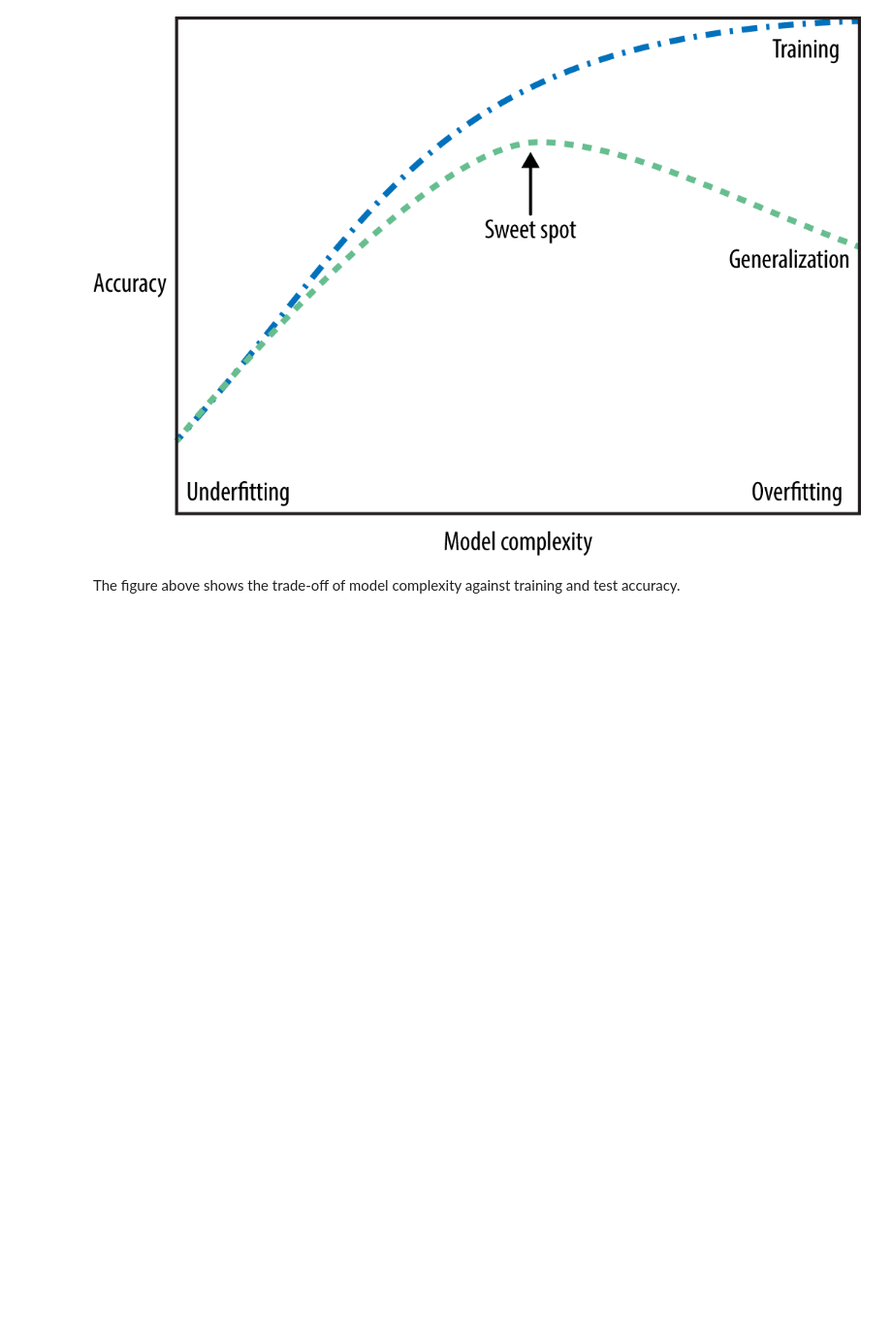
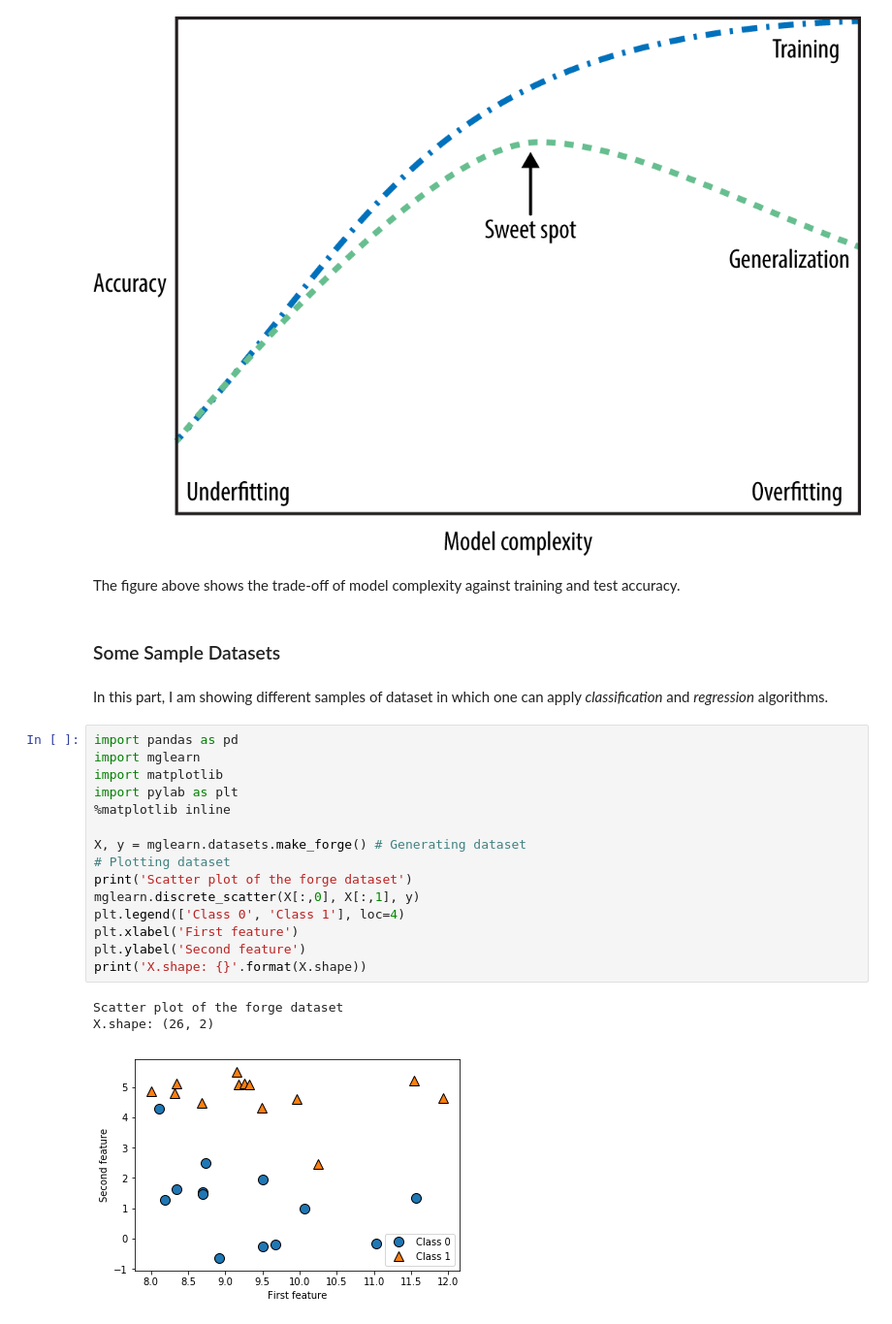
Before and after one commit to abudata/Machine_Learning, a Jupyter notebook: Supervised_learning.ipynb, the cells around one changed output. Shown at 97% size. Cells and saved outputs as stored; diff of their text form; blank space fills up the shorter version.

Commit message:
Saturday first commit

```diff
--- a/Supervised_learning.ipynb
+++ b/Supervised_learning.ipynb
@@ -16,3 +16,26 @@ display(Image(path))
 [figure]
 # %% [markdown]
 The figure above shows the trade-off of model complexity against training and test accuracy.
+# %% [markdown]
+### Some Sample Datasets
+# %% [markdown]
+In this part, I am showing different samples of dataset in which one can apply *classification* and *regression* algorithms.
+# %%
+import pandas as pd
+import mglearn
+import matplotlib
+import pylab as plt
+%matplotlib inline
+
+X, y = mglearn.datasets.make_forge() # Generating dataset
+# Plotting dataset
+print('Scatter plot of the forge dataset')
+mglearn.discrete_scatter(X[:,0], X[:,1], y)
+plt.legend(['Class 0', 'Class 1'], loc=4)
+plt.xlabel('First feature')
+plt.ylabel('Second feature')
+print('X.shape: {}'.format(X.shape))
+# %% [output]
+Scatter plot of the forge dataset
+X.shape: (26, 2)
+[figure, added]
```
Also changed, not shown: parts of 10 cells of this notebook.
